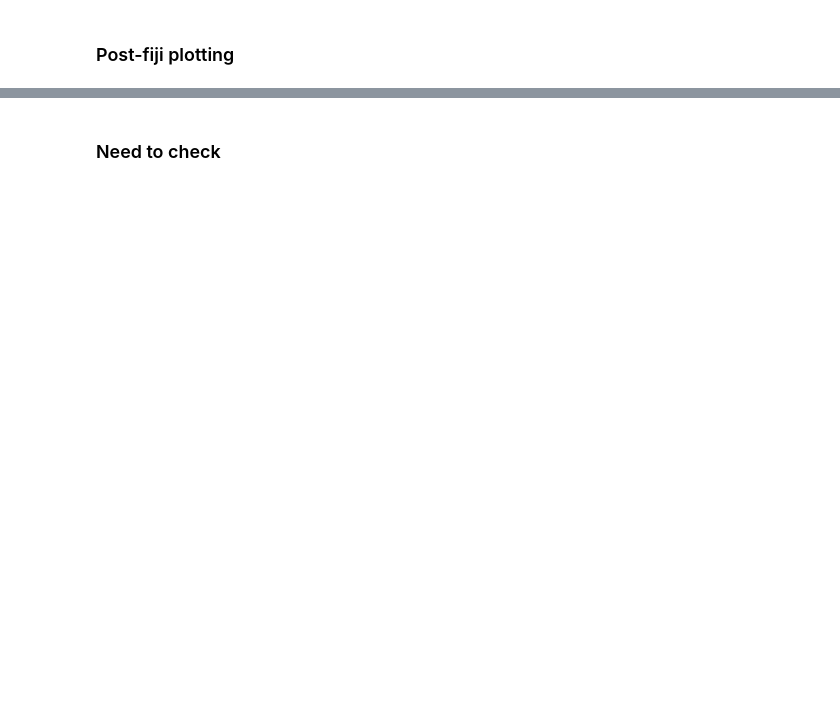
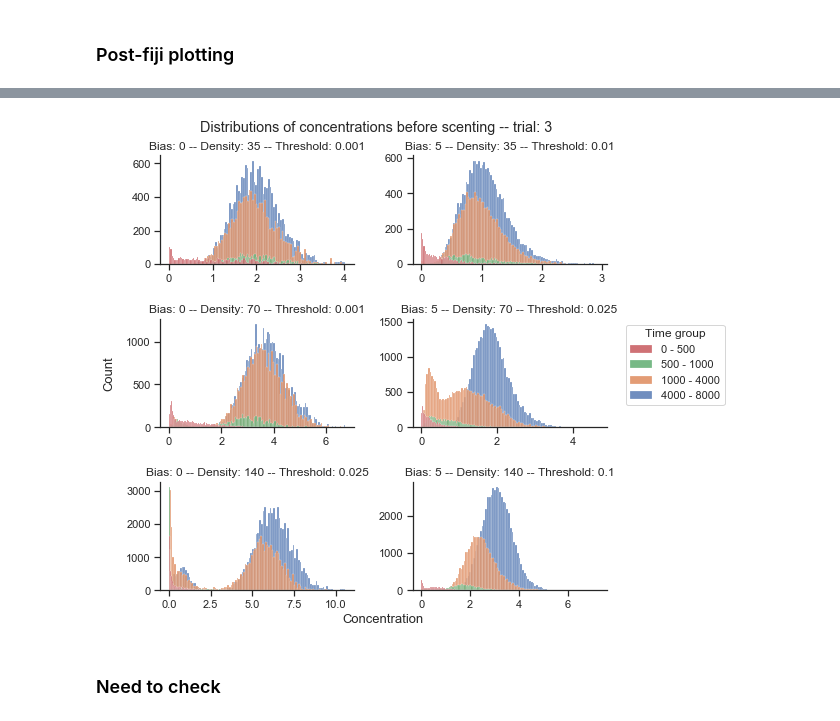
Before and after one commit to dieumynguyen/bee_communication_v2, a Jupyter notebook: ipynb/GrabConcentrations.ipynb, the cells around one changed output, grey strips where cells are left out. Cells and saved outputs as stored; diff of their text form; code cells hidden in the pictures; blank space fills up the shorter version.

Commit message:
concentration histograms ipynb

```diff
--- a/ipynb/GrabConcentrations.ipynb
+++ b/ipynb/GrabConcentrations.ipynb
@@ -131,15 +132,14 @@ def merge_order(all_bees):
 
     return all_bees_ordered
 # %%
-def plot_hist(time_array, all_bees_ordered, n, wb, density, optimalT, order):
+def plot_hist(ax, time_array, all_bees_ordered, n, wb, density, optimalT):
     for time_i, (timegroup, concentrations) in enumerate(all_bees_ordered.items()):
         concentrations_array = np.array(concentrations)
         x = np.mean(concentrations_array[:(len(concentrations_array)//n)*n].reshape(-1,n), axis=1)
 
-#         ax.hist(x, bins=100)
         sns.distplot(x, kde=False, bins=100,
-                     hist_kws=dict(alpha=0.5, edgecolor="w", linewidth=0.3),
-                     label=f"{time[time_i+1]} - {time[time_i]}", ax=order)
+                     hist_kws=dict(alpha=0.8, edgecolor="w", linewidth=0.3),
+                     label=f"{time_array[time_i+1]} - {time_array[time_i]}", ax=ax)
         sns.despine()
 
 #     handles, labels = plt.gca().get_legend_handles_labels()
@@ -147,8 +147,11 @@ def plot_hist(time_array, all_bees_ordered, n, wb, density, optimalT, order):
 #     plt.xlabel('Concentration')
 #     plt.ylabel('Count')
 #     plt.title(f'Concentration distribution \nwb={wb}, density={density}, optimal threshold={optimalT}')
+# %%
+sns.set(style="ticks")
 # %%
-density_dict = {"35": [0.001, 0.01],  # Optimal T for wb=0 and wb=5
-                "70": [0.001, 0.025],
-                "140": [0.025, 0.1]
-               }
+density_dict = {
+    "35" : [0.001, 0.01],  # Optimal T for wb=0 and wb=5
+    "70" : [0.001, 0.025],
+    "140": [0.025, 0.1]
+}
@@ -182,3 +188,37 @@ for ax, (d_i, density) in zip(axs, enumerate(density_dict)):
+# %%
+fig, axes = plt.subplots(3, 2, figsize=(8, 8))
+fig.subplots_adjust(hspace=0.5, wspace=0.3)
+
+n = 1
+time_array = [0, 500, 1000, 4000, 8000]
+time_array = list(time_array[::-1])
+
+biases = [0, 5] * 3
+
+for i, (data_key, data_vals) in enumerate(new_data.items()):
+    for j, (val_key, data_val) in enumerate(data_vals.items()):
+
+        # Plot histogram
+        ax = axes[i][j]
+        plot_hist(ax, time_array, data_val, n, wb, density, optimal_T)
+        ax.set_title(f"Bias: {biases[j]} -- Density: {data_key} -- Threshold: {val_key}")
+
+# Super title & legend
+plt.suptitle(f'Distributions of concentrations before scenting -- trial: {random_trial}', x=0.5, y=0.94)
+handles, labels = plt.gca().get_legend_handles_labels()
+plt.legend(title="Time group", handles=handles[::-1], loc=(1.1, 1.7))
+
+# Add a big axes, hide frame
+fig.add_subplot(111, frameon=False)
+# Hide tick and tick label of the big axes
+plt.tick_params(labelcolor='none', top='off', bottom='off', left='off', right='off')
+plt.grid(False)
+plt.xlabel("Concentration", size=13)
+plt.ylabel("Count", labelpad=20, size=13)
+
+plt.savefig(f'worker_concentration/figures/Concentration_Distribution_Trial{random_trial}.png', bbox_inches='tight')
+# %% [output]
+[figure, added]
 # %%
 # wb = 0
 # density = 35
```
Also changed, not shown: parts of 5 cells of this notebook.
